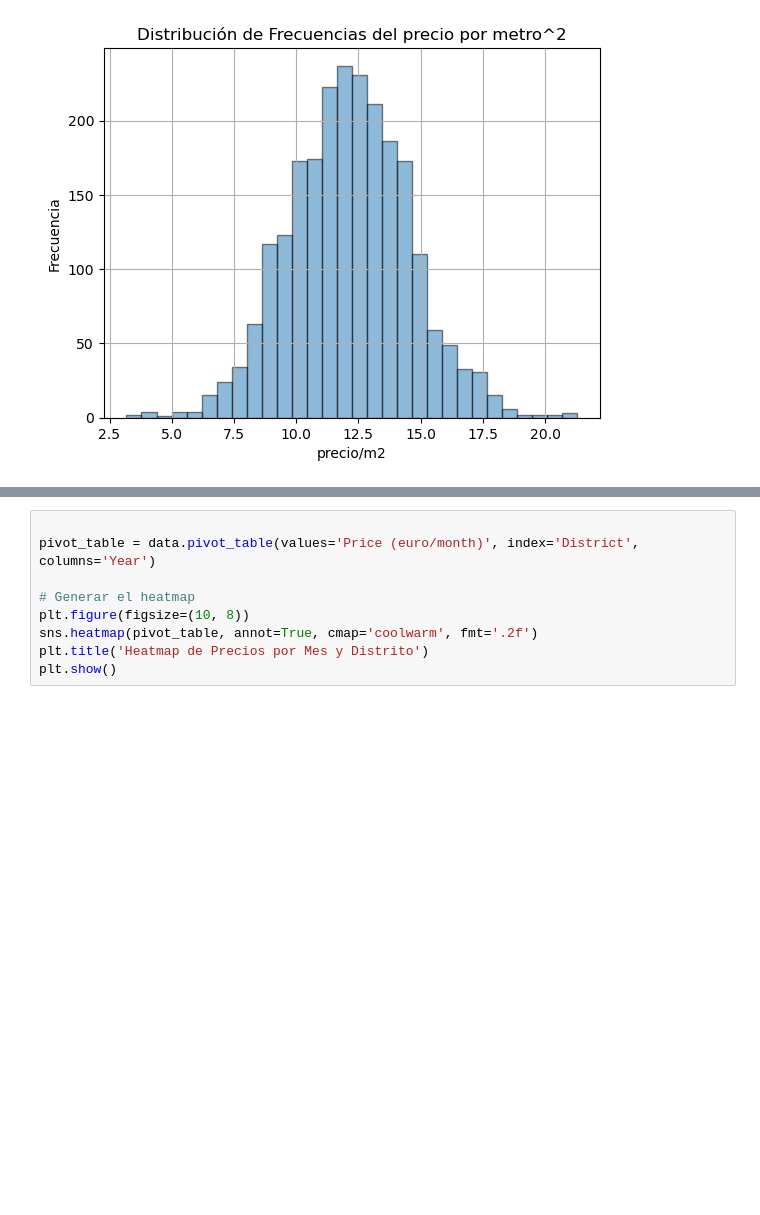
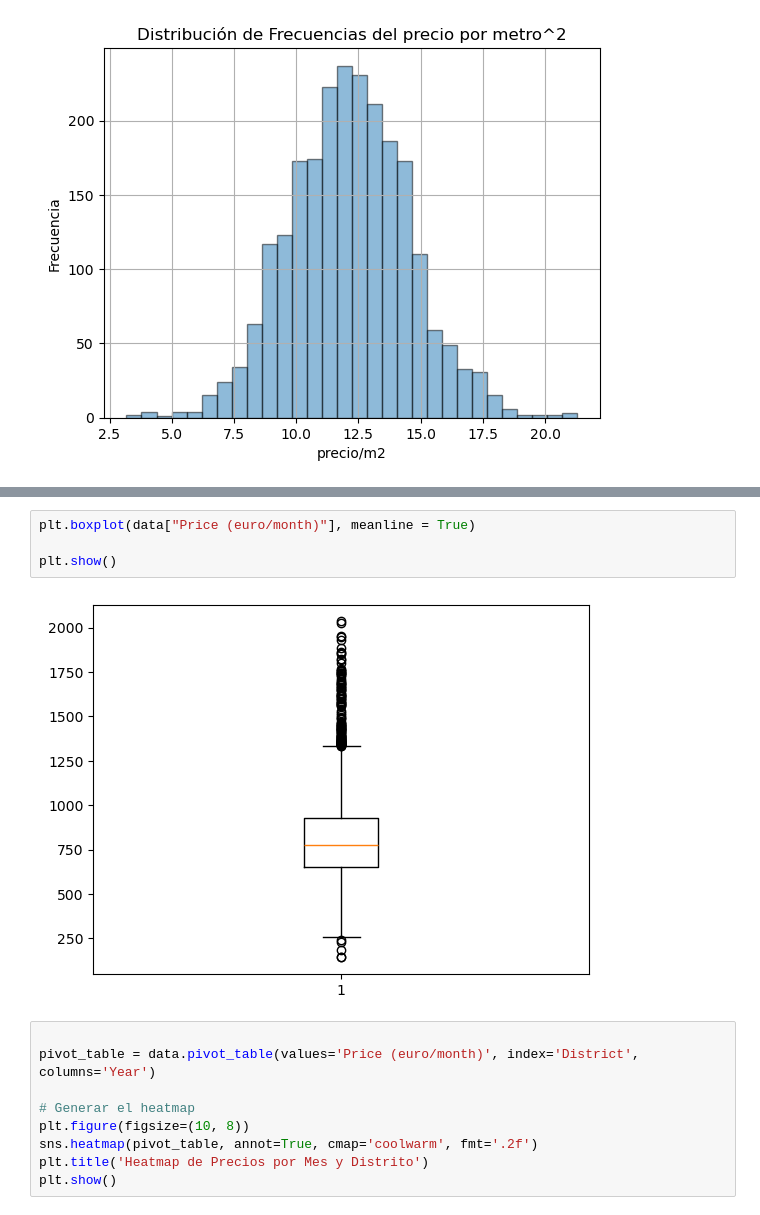
Before and after one commit to jalladin/Barcelona_rental_prices, a Jupyter notebook: rental_prices_barcelona.ipynb, the cells around one changed output, grey strips where cells are left out. Saved outputs shown, nothing was run; the diff lists cells and outputs as text; blank space fills up the shorter version.

```diff
--- a/rental_prices_barcelona.ipynb
+++ b/rental_prices_barcelona.ipynb
@@ -145,3 +188,9 @@ plt.show()
+# %%
+plt.boxplot(data["Price (euro/month)"], meanline = True)
+
+plt.show()
+# %% [output]
+[figure, added]
 # %%
 
 pivot_table = data.pivot_table(values='Price (euro/month)', index='District', columns='Year')
```
Also changed, not shown: parts of 3 cells of this notebook, 1 other file.
